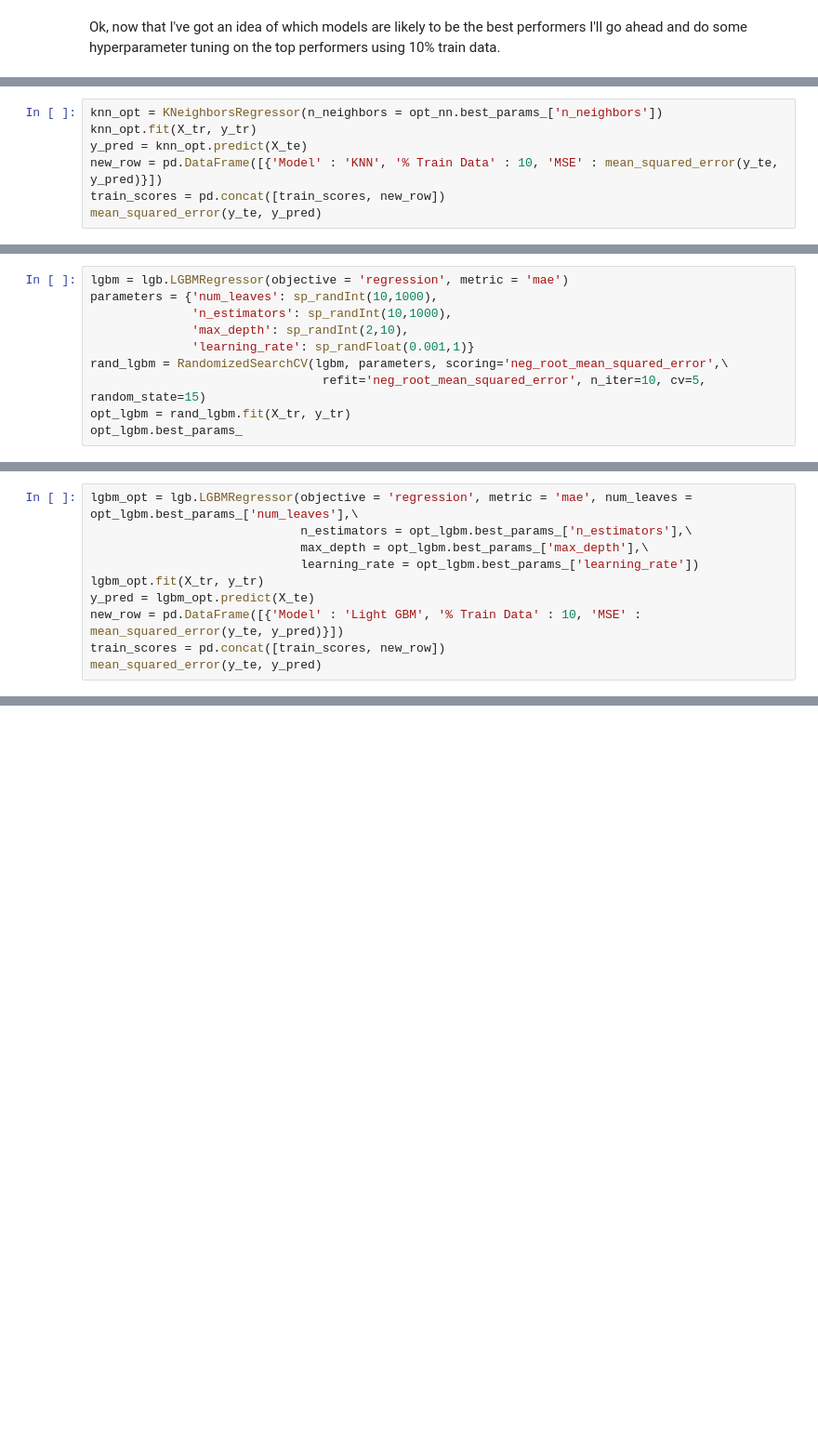
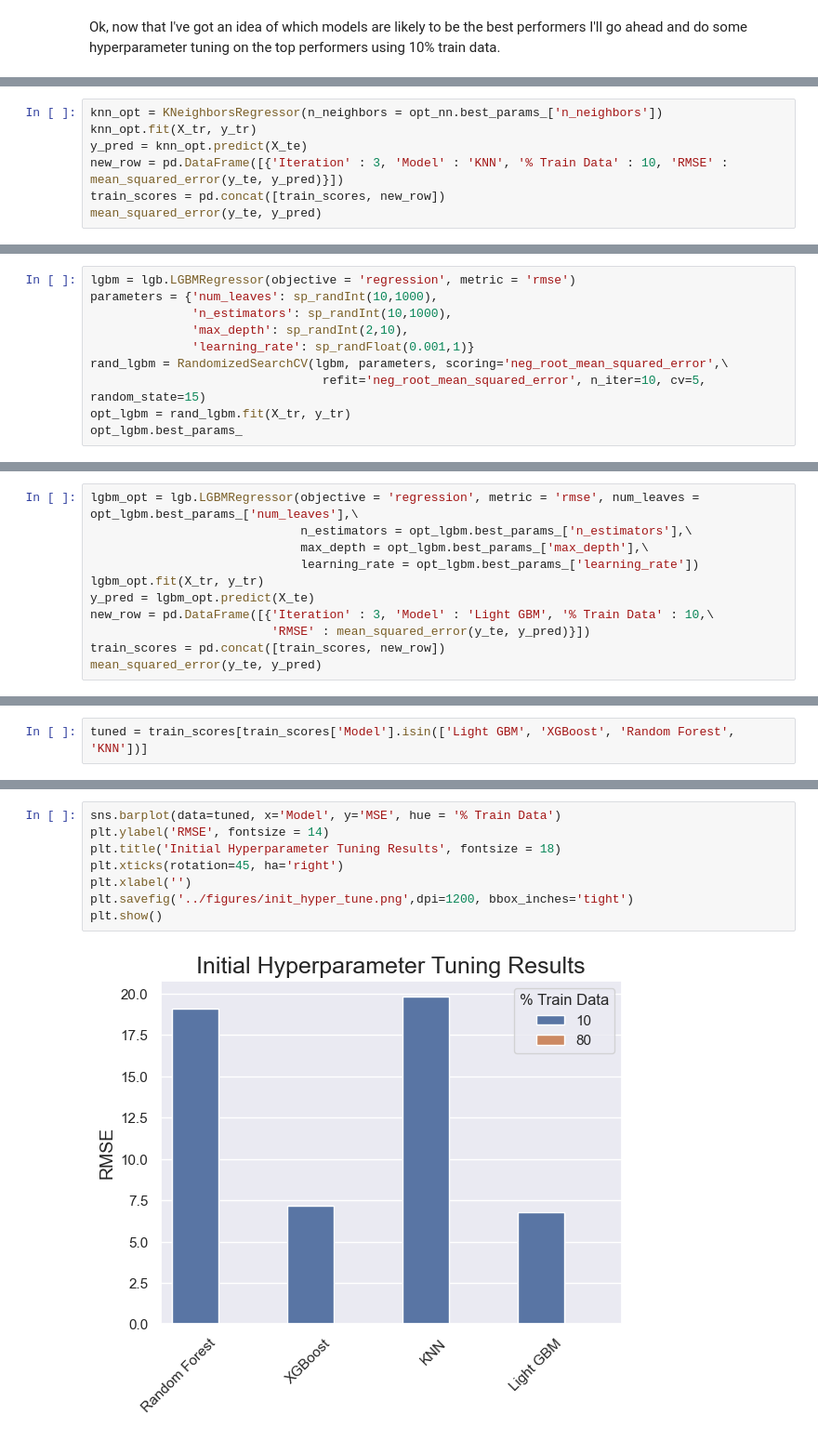
Before and after one commit to zjbrown0689/MOF-Capstone, a Jupyter notebook: notebooks/4_model_development.ipynb, the cells around one changed output, grey strips where cells are left out. Shown: that part at 93% size. Cells and saved outputs as stored; diff of their text form; blank space fills up the shorter version.

```diff
--- a/notebooks/4_model_development.ipynb
+++ b/notebooks/4_model_development.ipynb
@@ -542,6 +492,6 @@ opt_nn.best_params_
 knn_opt = KNeighborsRegressor(n_neighbors = opt_nn.best_params_['n_neighbors'])
 knn_opt.fit(X_tr, y_tr)
 y_pred = knn_opt.predict(X_te)
-new_row = pd.DataFrame([{'Model' : 'KNN', '% Train Data' : 10, 'MSE' : mean_squared_error(y_te, y_pred)}])
+new_row = pd.DataFrame([{'Iteration' : 3, 'Model' : 'KNN', '% Train Data' : 10, 'RMSE' : mean_squared_error(y_te, y_pred)}])
 train_scores = pd.concat([train_scores, new_row])
 mean_squared_error(y_te, y_pred)
@@ -548,5 +500,5 @@ mean_squared_error(y_te, y_pred)
 # %%
-lgbm = lgb.LGBMRegressor(objective = 'regression', metric = 'mae')
+lgbm = lgb.LGBMRegressor(objective = 'regression', metric = 'rmse')
 parameters = {'num_leaves': sp_randInt(10,1000),
               'n_estimators': sp_randInt(10,1000),
               'max_depth': sp_randInt(2,10),
@@ -558,10 +515,11 @@ opt_lgbm.best_params_
 # %%
-lgbm_opt = lgb.LGBMRegressor(objective = 'regression', metric = 'mae', num_leaves = opt_lgbm.best_params_['num_leaves'],\
+lgbm_opt = lgb.LGBMRegressor(objective = 'regression', metric = 'rmse', num_leaves = opt_lgbm.best_params_['num_leaves'],\
                              n_estimators = opt_lgbm.best_params_['n_estimators'],\
                              max_depth = opt_lgbm.best_params_['max_depth'],\
                              learning_rate = opt_lgbm.best_params_['learning_rate'])
 lgbm_opt.fit(X_tr, y_tr)
 y_pred = lgbm_opt.predict(X_te)
-new_row = pd.DataFrame([{'Model' : 'Light GBM', '% Train Data' : 10, 'MSE' : mean_squared_error(y_te, y_pred)}])
+new_row = pd.DataFrame([{'Iteration' : 3, 'Model' : 'Light GBM', '% Train Data' : 10,\
+                         'RMSE' : mean_squared_error(y_te, y_pred)}])
 train_scores = pd.concat([train_scores, new_row])
 mean_squared_error(y_te, y_pred)
@@ -567,0 +528,2 @@ mean_squared_error(y_te, y_pred)
+# %%
+tuned = train_scores[train_scores['Model'].isin(['Light GBM', 'XGBoost', 'Random Forest', 'KNN'])]
@@ -567,0 +541,10 @@ mean_squared_error(y_te, y_pred)
+# %%
+sns.barplot(data=tuned, x='Model', y='MSE', hue = '% Train Data')
+plt.ylabel('RMSE', fontsize = 14)
+plt.title('Initial Hyperparameter Tuning Results', fontsize = 18)
+plt.xticks(rotation=45, ha='right')
+plt.xlabel('')
+plt.savefig('../figures/init_hyper_tune.png',dpi=1200, bbox_inches='tight')
+plt.show()
+# %% [output]
+[figure, added]
```
Also changed, not shown: parts of 73 cells of this notebook.
